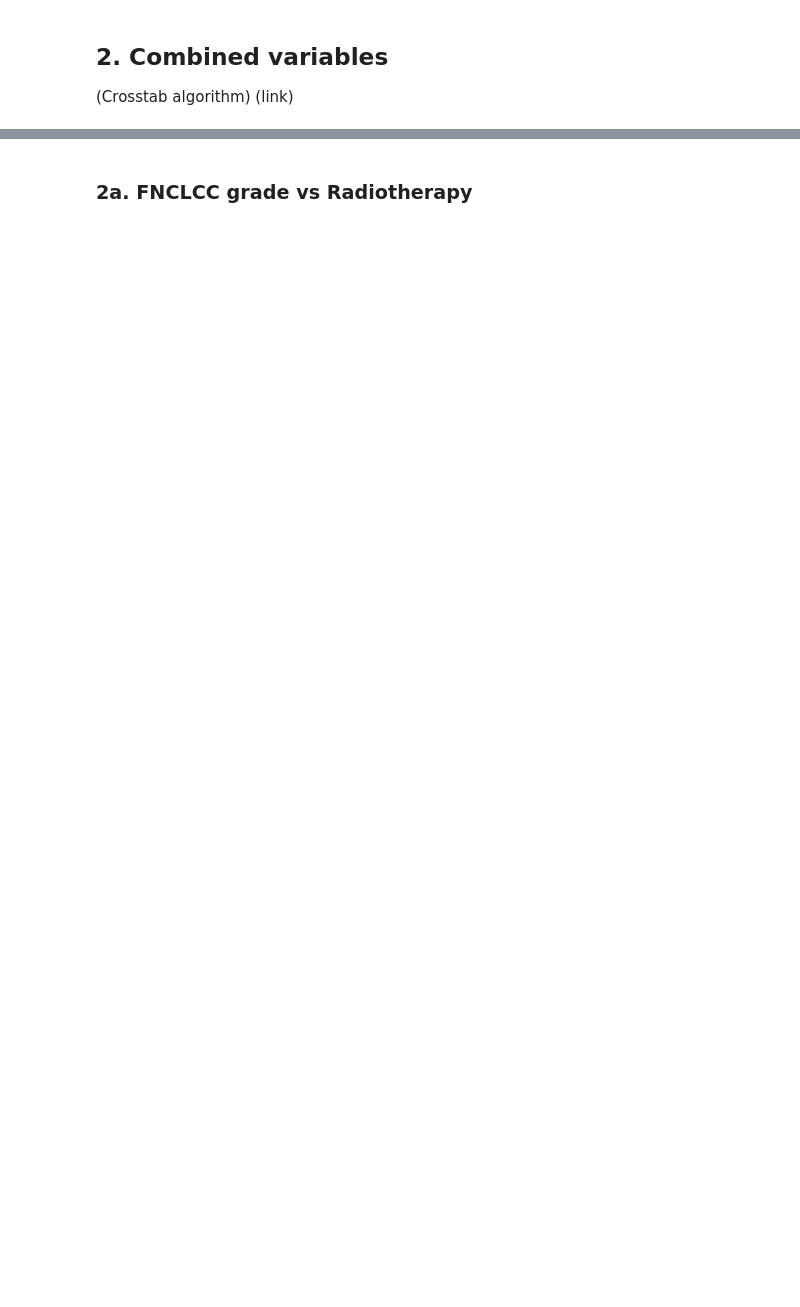
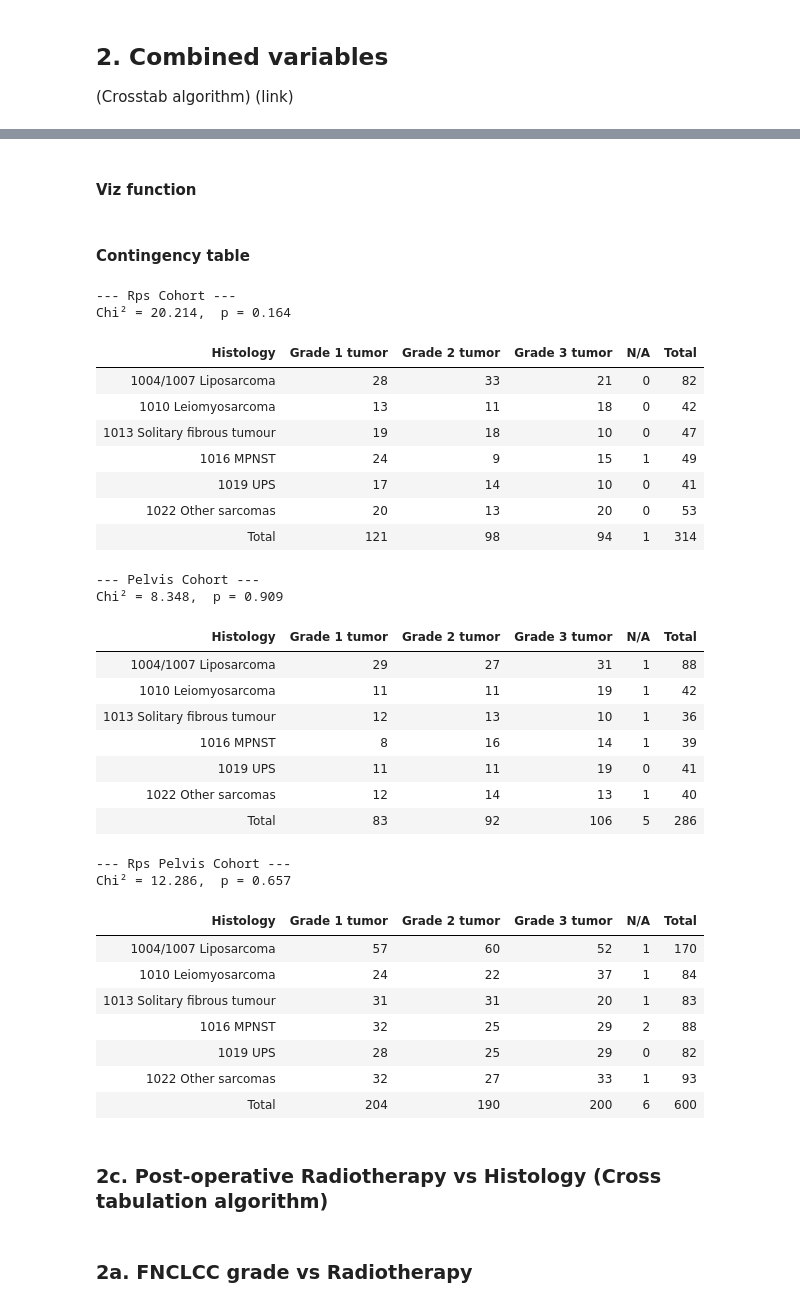
Before and after one commit to IKNL/idea4rc-vantage6-algorithms, a Jupyter notebook: use_cases/sarcoma_v3.ipynb, the cells around one changed output, grey strips where cells are left out. Saved outputs shown, nothing was run; the diff lists cells and outputs as text; code cells hidden in the pictures; blank space fills up the shorter version.

Commit message:
Sarcoma Use Case updated again

```diff
--- a/use_cases/sarcoma_v3.ipynb
+++ b/use_cases/sarcoma_v3.ipynb
@@ -1041,0 +1061,19 @@ display(styled_df)
+# %%
+# crosstab
+input_ = {
+        "kwargs":{
+            "results_col": "FNCLCC_GRADE",
+            "group_cols": ["HISTOLOGY"],
+            "organizations_to_include": [0,1],
+        }
+    }
+
+task = client.task.create(
+    method="crosstab",
+    organizations=[0],
+    input_=input_
+)
+
+client.wait_for_results(task_id=task.get("id"))
+result = client.result.from_task(task_id=task.get("id"))
+result
@@ -1041,0 +1115,2 @@ display(styled_df)
+# %% [markdown]
+#### Viz function
@@ -1042,3 +1204,40 @@ display(styled_df)
+# %% [markdown]
+#### Contingency table
+# %%
+visualize_contingency(result, row_var="HISTOLOGY", col_var="FNCLCC_GRADE")
+# %% [output]
+--- Rps Cohort ---
+Chi² = 20.214,  p = 0.164
+| Histology | Grade 1 tumor | Grade 2 tumor | Grade 3 tumor | N/A | Total |
+| 1004/1007 Liposarcoma | 28 | 33 | 21 | 0 | 82 |
+| 1010 Leiomyosarcoma | 13 | 11 | 18 | 0 | 42 |
+| 1013 Solitary fibrous tumour | 19 | 18 | 10 | 0 | 47 |
+| 1016 MPNST | 24 | 9 | 15 | 1 | 49 |
+| 1019 UPS | 17 | 14 | 10 | 0 | 41 |
+| 1022 Other sarcomas | 20 | 13 | 20 | 0 | 53 |
+| Total | 121 | 98 | 94 | 1 | 314 |
+--- Pelvis Cohort ---
+Chi² = 8.348,  p = 0.909
+| Histology | Grade 1 tumor | Grade 2 tumor | Grade 3 tumor | N/A | Total |
+| 1004/1007 Liposarcoma | 29 | 27 | 31 | 1 | 88 |
+| 1010 Leiomyosarcoma | 11 | 11 | 19 | 1 | 42 |
+| 1013 Solitary fibrous tumour | 12 | 13 | 10 | 1 | 36 |
+| 1016 MPNST | 8 | 16 | 14 | 1 | 39 |
+| 1019 UPS | 11 | 11 | 19 | 0 | 41 |
+| 1022 Other sarcomas | 12 | 14 | 13 | 1 | 40 |
+| Total | 83 | 92 | 106 | 5 | 286 |
+--- Rps Pelvis Cohort ---
+Chi² = 12.286,  p = 0.657
+| Histology | Grade 1 tumor | Grade 2 tumor | Grade 3 tumor | N/A | Total |
+| 1004/1007 Liposarcoma | 57 | 60 | 52 | 1 | 170 |
+| 1010 Leiomyosarcoma | 24 | 22 | 37 | 1 | 84 |
+| 1013 Solitary fibrous tumour | 31 | 31 | 20 | 1 | 83 |
+| 1016 MPNST | 32 | 25 | 29 | 2 | 88 |
+| 1019 UPS | 28 | 25 | 29 | 0 | 82 |
+| 1022 Other sarcomas | 32 | 27 | 33 | 1 | 93 |
+| Total | 204 | 190 | 200 | 6 | 600 |
+# %% [markdown]
+### 2c. Post-operative Radiotherapy vs Histology (Cross tabulation algorithm)
 # %% [markdown]
 ### 2a. FNCLCC grade vs Radiotherapy
 # %%
```
Also changed, not shown: parts of 18 cells of this notebook.
